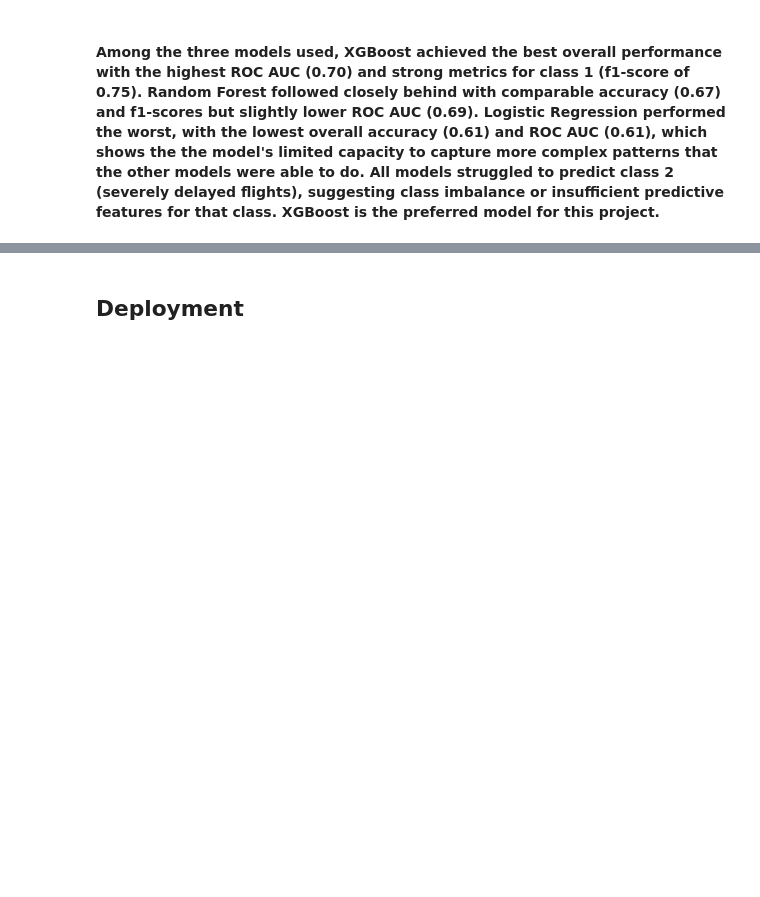
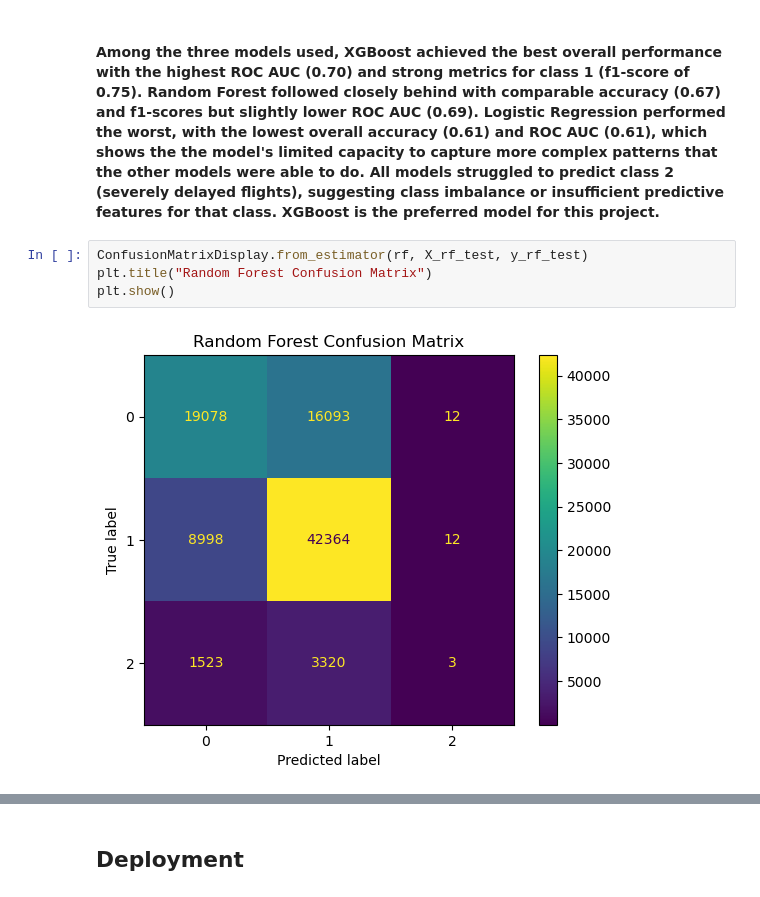
Before and after one commit to jbaxterusd/AAI510-FP-GRP1, a Jupyter notebook: fpd1.0.ipynb, the cells around one changed output, grey strips where cells are left out. Saved outputs shown, nothing was run; the diff lists cells and outputs as text; blank space fills up the shorter version.

Commit message:
add more graphs

```diff
--- a/fpd1.0.ipynb
+++ b/fpd1.0.ipynb
@@ -490,2 +492,8 @@ XGBoost: ROC AUC (ovr): 0.7024903515794202
 # %% [markdown]
 #### Among the three models used, XGBoost achieved the best overall performance with the highest ROC AUC (0.70) and strong metrics for class 1 (f1-score of 0.75). Random Forest followed closely behind with comparable accuracy (0.67) and f1-scores but slightly lower ROC AUC (0.69). Logistic Regression performed the worst, with the lowest overall accuracy (0.61) and ROC AUC (0.61), which shows the the model's limited capacity to capture more complex patterns that the other models were able to do. All models struggled to predict class 2 (severely delayed flights), suggesting class imbalance or insufficient predictive features for that class. XGBoost is the preferred model for this project.
+# %%
+ConfusionMatrixDisplay.from_estimator(rf, X_rf_test, y_rf_test)
+plt.title("Random Forest Confusion Matrix")
+plt.show()
+# %% [output]
+[figure, added]
```
Also changed, not shown: parts of 7 cells of this notebook.
